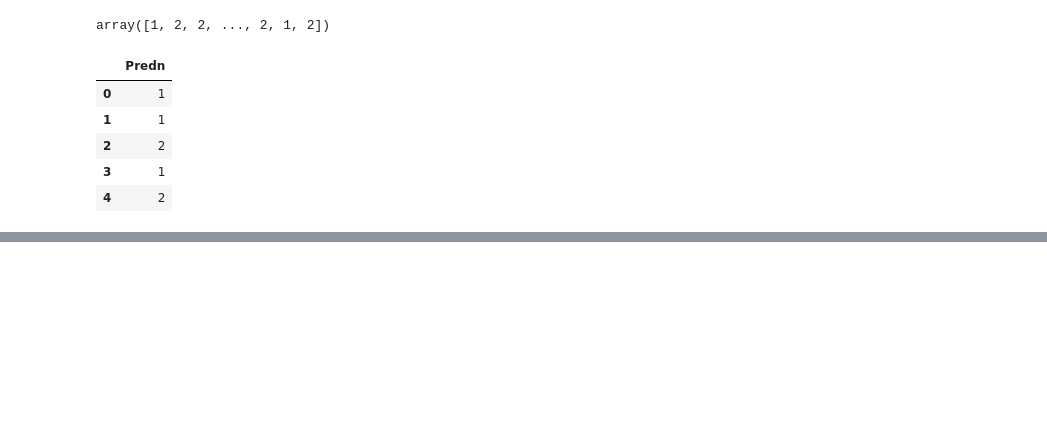
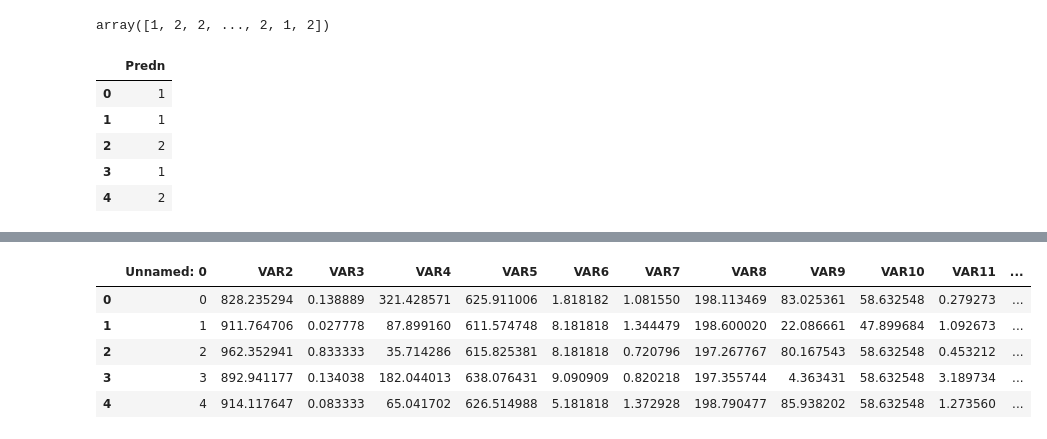
Before and after one commit to shreyabhandarii/Credit-Line-Classification, a Jupyter notebook: code.ipynb, the cells around one changed output, grey strips where cells are left out. Saved outputs shown, nothing was run; the diff lists cells and outputs as text; code cells hidden in the pictures; blank space fills up the shorter version.

```diff
--- a/code.ipynb
+++ b/code.ipynb
@@ -822,0 +885,2 @@ array([[    1,   428,  3318],
+# %%
+train2=pd.read_csv('/content/gdrive/My Drive/data/Amex/Imputed_df.csv')
@@ -822,0 +926,9 @@ array([[    1,   428,  3318],
+# %%
+train2.head()
+# %% [output]
+|  | Unnamed: 0 | VAR2 | VAR3 | VAR4 | VAR5 | VAR6 | VAR7 | VAR8 | VAR9 | VAR10 | VAR11 | ... |
+| 0 | 0 | 828.235294 | 0.138889 | 321.428571 | 625.911006 | 1.818182 | 1.081550 | 198.113469 | 83.025361 | 58.632548 | 0.279273 | ... |
+| 1 | 1 | 911.764706 | 0.027778 | 87.899160 | 611.574748 | 8.181818 | 1.344479 | 198.600020 | 22.086661 | 47.899684 | 1.092673 | ... |
+| 2 | 2 | 962.352941 | 0.833333 | 35.714286 | 615.825381 | 8.181818 | 0.720796 | 197.267767 | 80.167543 | 58.632548 | 0.453212 | ... |
+| 3 | 3 | 892.941177 | 0.134038 | 182.044013 | 638.076431 | 9.090909 | 0.820218 | 197.355744 | 4.363431 | 58.632548 | 3.189734 | ... |
+| 4 | 4 | 914.117647 | 0.083333 | 65.041702 | 626.514988 | 5.181818 | 1.372928 | 198.790477 | 85.938202 | 58.632548 | 1.273560 | ... |
```
Also changed, not shown: parts of 71 cells of this notebook.
